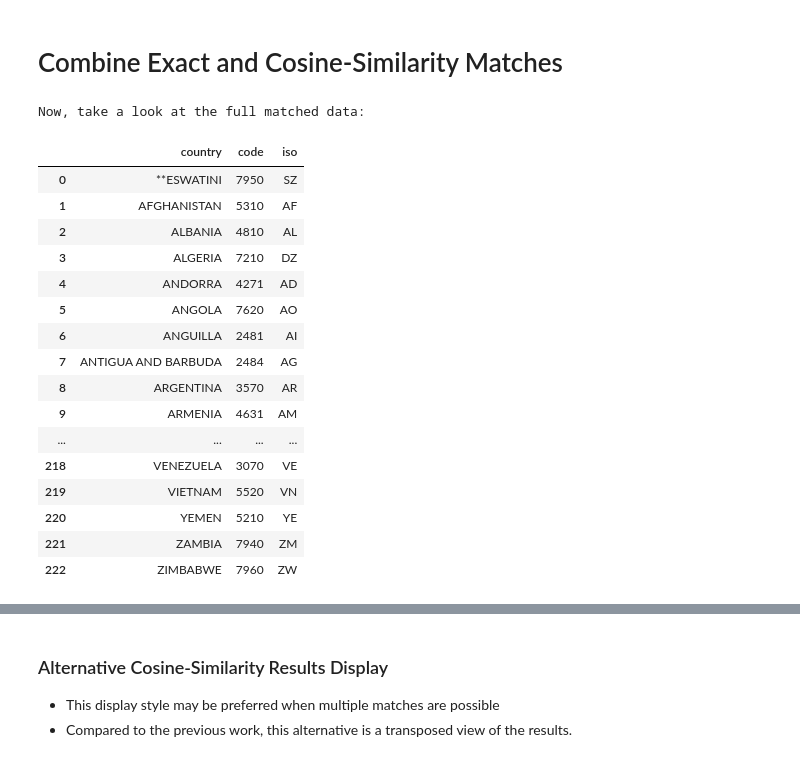
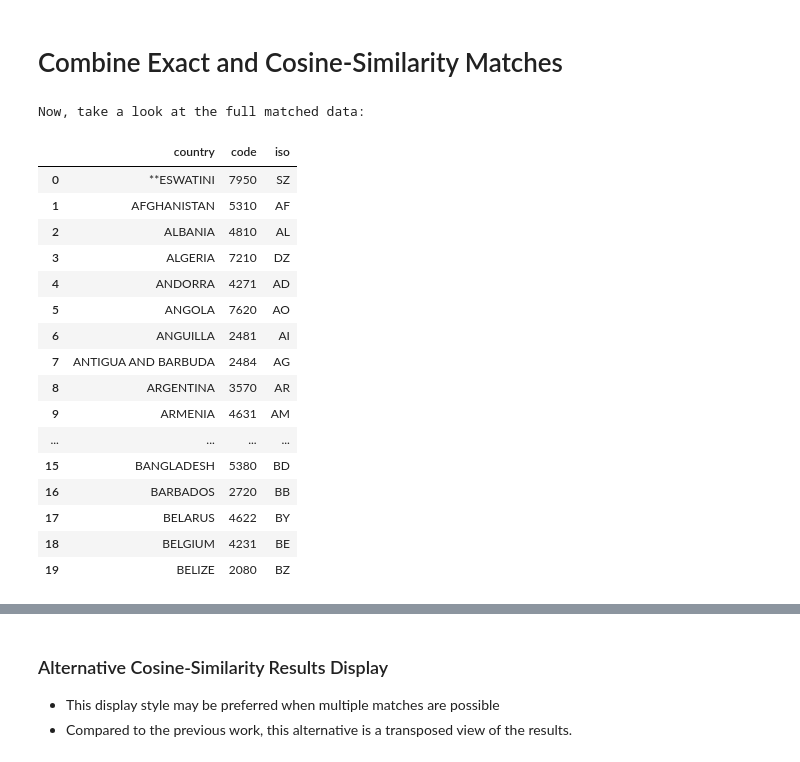
Before and after one commit to tiangenglu/recordlinkage, a Jupyter notebook: 05212023 Country Names Record Linkage Part I (cosine-similarity).ipynb, the cells around one changed output, grey strips where cells are left out. Drawn from its saved outputs; the diff is of its cells as text; code cells hidden in the pictures.

```diff
--- a/05212023 Country Names Record Linkage Part I (cosine-similarity).ipynb
+++ b/05212023 Country Names Record Linkage Part I (cosine-similarity).ipynb
@@ -338,26 +322,26 @@ Join the best match dataframe from cosine-similarity to the exact matches.
 # %%
 print("Now, take a look at the full matched data:\n")
 from IPython.display import display, HTML
-display(HTML(final_matches.to_html()))
+display(HTML(final_matches[:20].to_html()))
 # %% [output]
 Now, take a look at the full matched data:
 |  | country | code | iso |
 | 0 | **ESWATINI | 7950 | SZ |
 | 1 | AFGHANISTAN | 5310 | AF |
 | 2 | ALBANIA | 4810 | AL |
 | 3 | ALGERIA | 7210 | DZ |
 | 4 | ANDORRA | 4271 | AD |
 | 5 | ANGOLA | 7620 | AO |
 | 6 | ANGUILLA | 2481 | AI |
 | 7 | ANTIGUA AND BARBUDA | 2484 | AG |
 | 8 | ARGENTINA | 3570 | AR |
 | 9 | ARMENIA | 4631 | AM |
 | ... | ... | ... | ... |
-| 218 | VENEZUELA | 3070 | VE |
-| 219 | VIETNAM | 5520 | VN |
-| 220 | YEMEN | 5210 | YE |
-| 221 | ZAMBIA | 7940 | ZM |
-| 222 | ZIMBABWE | 7960 | ZW |
+| 15 | BANGLADESH | 5380 | BD |
+| 16 | BARBADOS | 2720 | BB |
+| 17 | BELARUS | 4622 | BY |
+| 18 | BELGIUM | 4231 | BE |
+| 19 | BELIZE | 2080 | BZ |
 # %%
 unmatched = list(set(nationality) - set(final_matches['country']))
 print("These countries/regions from the Department of State Visa Statistics dataframe couldn't find matches:\n"\
```
Also changed, not shown: parts of 6 cells of this notebook.
